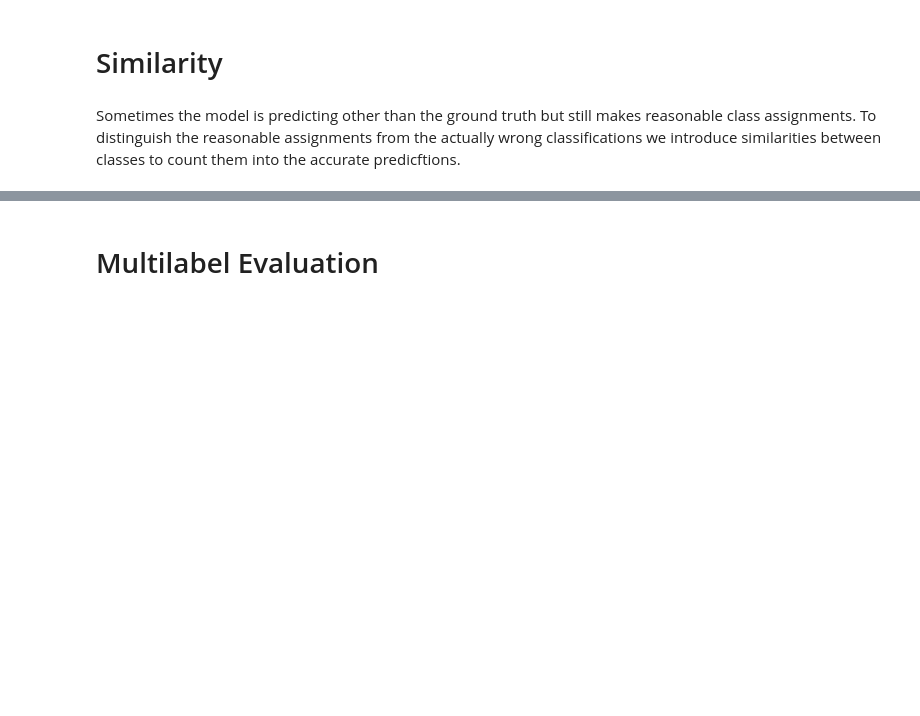
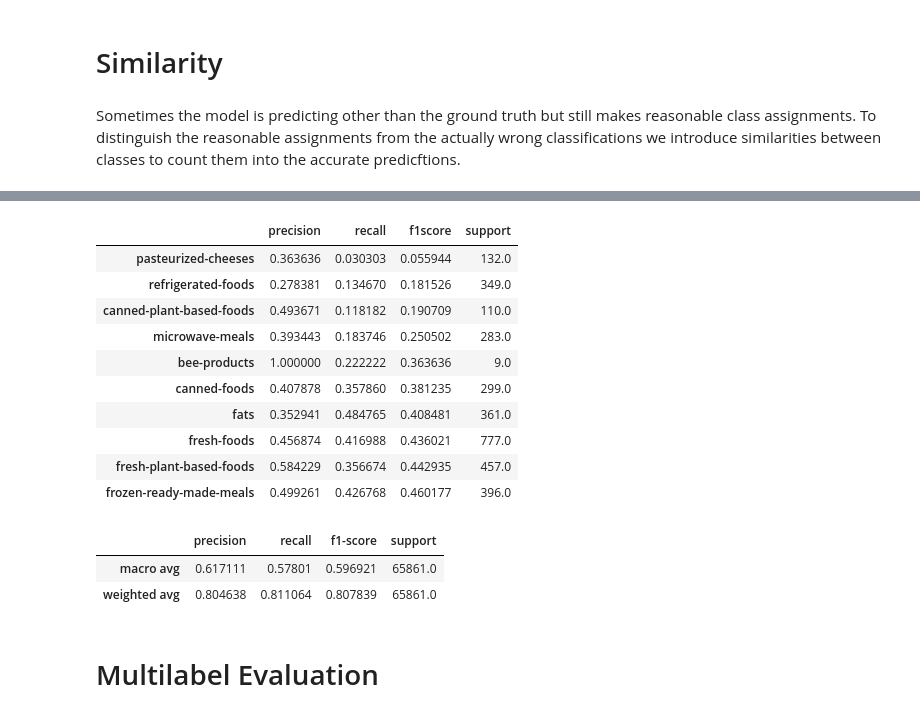
Before and after one commit to metterlein/evaluate_supervised, a Jupyter notebook: OpenFoodFactExample.ipynb, the cells around one changed output, grey strips where cells are left out. Cells and saved outputs as stored; diff of their text form; code cells hidden in the pictures; blank space fills up the shorter version.

```diff
--- a/OpenFoodFactExample.ipynb
+++ b/OpenFoodFactExample.ipynb
@@ -60,7 +60,8 @@ y = df.en_tags
 # preprocess and split train and test date
 X = X.str.lower().apply(lambda x: re.sub(r'[^\w\s]','',x))
 
-X_train, X_test, y_train, y_test = train_test_split(X, y, test_size=0.33, random_state=42)
+X_train, X_valid, y_train, y_valid = train_test_split(X, y, test_size=0.2, random_state=7)
+X_train, X_test, y_train, y_test = train_test_split(X_train, y_train, test_size=0.25, random_state=13)
 
 dftrain = y_train.apply(lambda x: " ".join(["__label__" + y
                     for y in x])) + " " + X_train
@@ -183,3 +259,5 @@ confusion.to_csv("confusion_single_label.csv")
+# %%
+confusion = pd.read_csv("confusion_single_label.csv", index_col=0)
 # %%
 # Compute word embeddings for each class and pairwise distance
 # between every two classes. Set all distances that exceed a
@@ -198,9 +291,25 @@ S = np.exp(-Dst**2).fillna(0)
 # %%
 
 df_report = evaluation_metrics.get_report(confusion, S)
-df_report.dropna().sort_values(by="f1score", ascending = False)[:10]
+df_report.dropna().sort_values(by="f1score", ascending = True)[:10]
+# %% [output]
+|  | precision | recall | f1score | support |
+| pasteurized-cheeses | 0.363636 | 0.030303 | 0.055944 | 132.0 |
+| refrigerated-foods | 0.278381 | 0.134670 | 0.181526 | 349.0 |
+| canned-plant-based-foods | 0.493671 | 0.118182 | 0.190709 | 110.0 |
+| microwave-meals | 0.393443 | 0.183746 | 0.250502 | 283.0 |
+| bee-products | 1.000000 | 0.222222 | 0.363636 | 9.0 |
+| canned-foods | 0.407878 | 0.357860 | 0.381235 | 299.0 |
+| fats | 0.352941 | 0.484765 | 0.408481 | 361.0 |
+| fresh-foods | 0.456874 | 0.416988 | 0.436021 | 777.0 |
+| fresh-plant-based-foods | 0.584229 | 0.356674 | 0.442935 | 457.0 |
+| frozen-ready-made-meals | 0.499261 | 0.426768 | 0.460177 | 396.0 |
 # %%
 evaluation_metrics.get_summary(df_report, confusion, S)
+# %% [output]
+|  | precision | recall | f1-score | support |
+| macro avg | 0.617111 | 0.57801 | 0.596921 | 65861.0 |
+| weighted avg | 0.804638 | 0.811064 | 0.807839 | 65861.0 |
 # %% [markdown]
 # Multilabel Evaluation
 # %%
```
Also changed, not shown: parts of 36 cells of this notebook, 1 other file.
